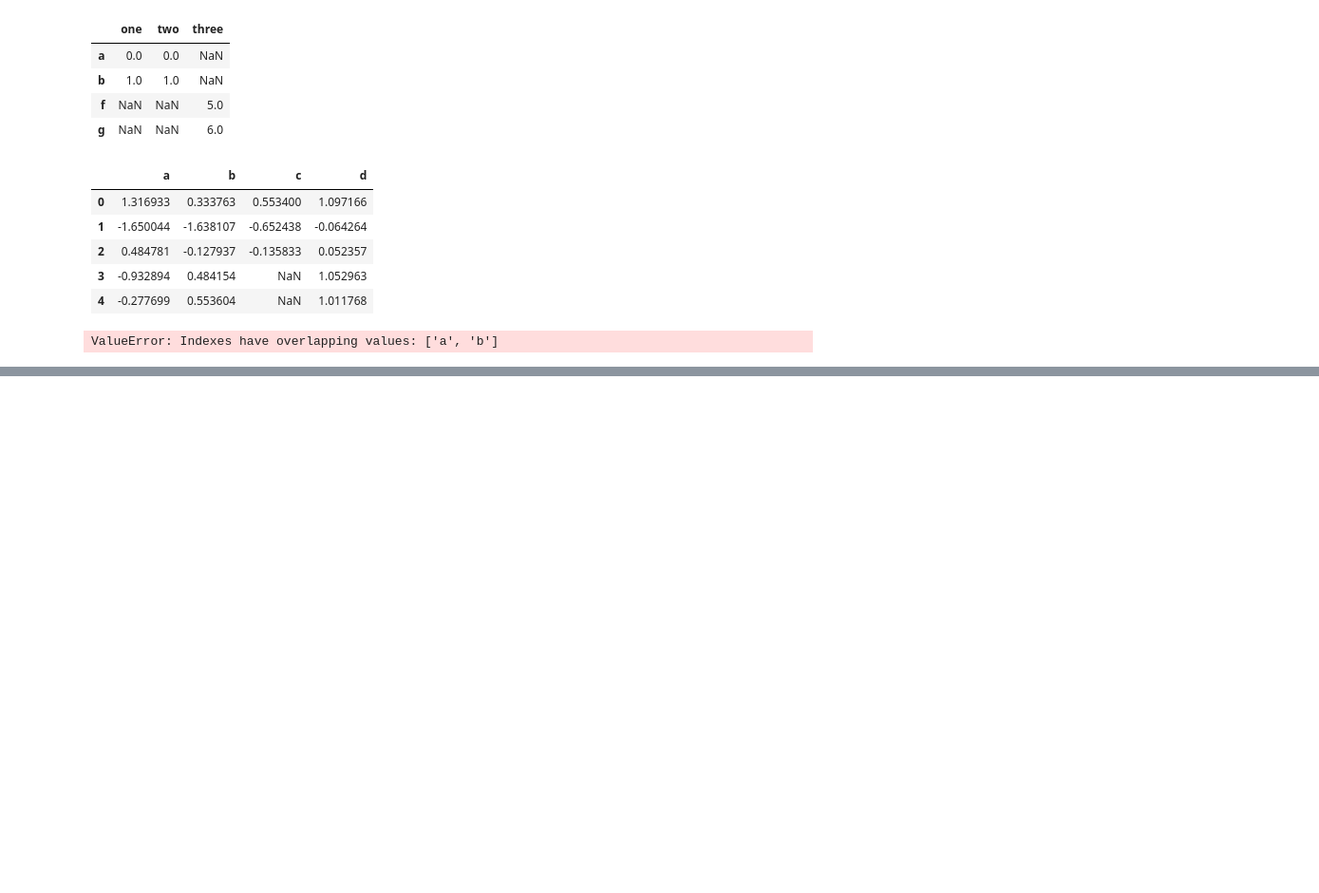
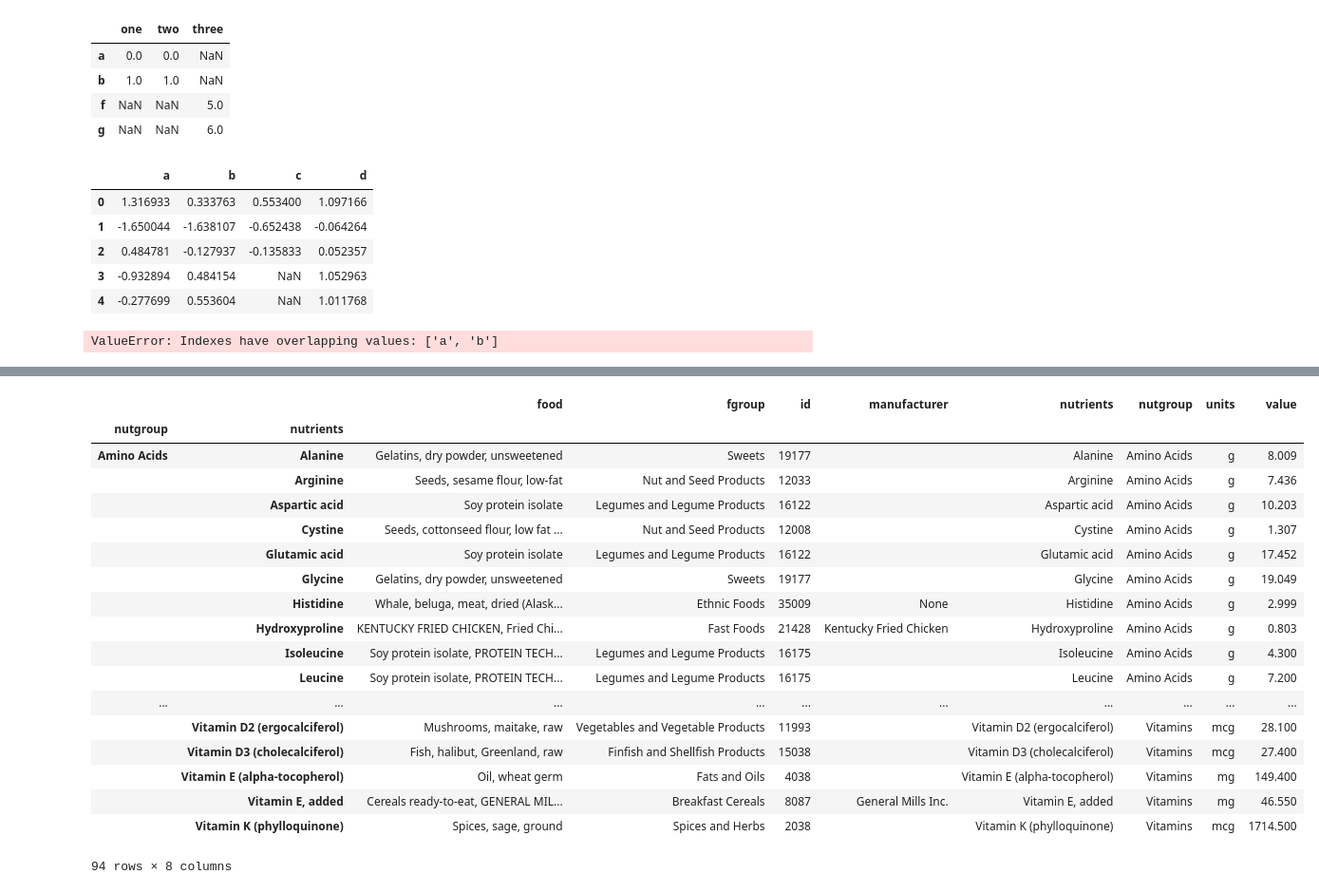
Before and after one commit to longfengpili/python-for-data-analysis, a Jupyter notebook: 第七章.ipynb, the cells around one changed output, grey strips where cells are left out. Shown at 95% size. Drawn from its saved outputs; the diff is of its cells as text; code cells hidden in the pictures; blank space fills up the shorter version.

```diff
--- a/第七章.ipynb
+++ b/第七章.ipynb
@@ -290,0 +1210,2 @@ ValueError: Indexes have overlapping values: ['a', 'b']
+# %%
+by_nutrient = ndata.groupby(['nutgroup','nutrients'])
@@ -290,0 +1232,24 @@ ValueError: Indexes have overlapping values: ['a', 'b']
+# %%
+get_maxinum = lambda x:x.loc[x.value.idxmax()]
+# %%
+by_nutrient.apply(get_maxinum)
+# %% [output]
+|  |  | food | fgroup | id | manufacturer | nutrients | nutgroup | units | value |
+| nutgroup | nutrients |  |  |  |  |  |  |  |  |
+| Amino Acids | Alanine | Gelatins, dry powder, unsweetened | Sweets | 19177 |  | Alanine | Amino Acids | g | 8.009 |
+|  | Arginine | Seeds, sesame flour, low-fat | Nut and Seed Products | 12033 |  | Arginine | Amino Acids | g | 7.436 |
+|  | Aspartic acid | Soy protein isolate | Legumes and Legume Products | 16122 |  | Aspartic acid | Amino Acids | g | 10.203 |
+|  | Cystine | Seeds, cottonseed flour, low fat ... | Nut and Seed Products | 12008 |  | Cystine | Amino Acids | g | 1.307 |
+|  | Glutamic acid | Soy protein isolate | Legumes and Legume Products | 16122 |  | Glutamic acid | Amino Acids | g | 17.452 |
+|  | Glycine | Gelatins, dry powder, unsweetened | Sweets | 19177 |  | Glycine | Amino Acids | g | 19.049 |
+|  | Histidine | Whale, beluga, meat, dried (Alask... | Ethnic Foods | 35009 | None | Histidine | Amino Acids | g | 2.999 |
+|  | Hydroxyproline | KENTUCKY FRIED CHICKEN, Fried Chi... | Fast Foods | 21428 | Kentucky Fried Chicken | Hydroxyproline | Amino Acids | g | 0.803 |
+|  | Isoleucine | Soy protein isolate, PROTEIN TECH... | Legumes and Legume Products | 16175 |  | Isoleucine | Amino Acids | g | 4.300 |
+|  | Leucine | Soy protein isolate, PROTEIN TECH... | Legumes and Legume Products | 16175 |  | Leucine | Amino Acids | g | 7.200 |
+| ... | ... | ... | ... | ... | ... | ... | ... | ... | ... |
+|  | Vitamin D2 (ergocalciferol) | Mushrooms, maitake, raw | Vegetables and Vegetable Products | 11993 |  | Vitamin D2 (ergocalciferol) | Vitamins | mcg | 28.100 |
+|  | Vitamin D3 (cholecalciferol) | Fish, halibut, Greenland, raw | Finfish and Shellfish Products | 15038 |  | Vitamin D3 (cholecalciferol) | Vitamins | mcg | 27.400 |
+|  | Vitamin E (alpha-tocopherol) | Oil, wheat germ | Fats and Oils | 4038 |  | Vitamin E (alpha-tocopherol) | Vitamins | mg | 149.400 |
+|  | Vitamin E, added | Cereals ready-to-eat, GENERAL MIL... | Breakfast Cereals | 8087 | General Mills Inc. | Vitamin E, added | Vitamins | mg | 46.550 |
+|  | Vitamin K (phylloquinone) | Spices, sage, ground | Spices and Herbs | 2038 |  | Vitamin K (phylloquinone) | Vitamins | mcg | 1714.500 |
+94 rows × 8 columns
```
Also changed, not shown: parts of 155 cells of this notebook.
